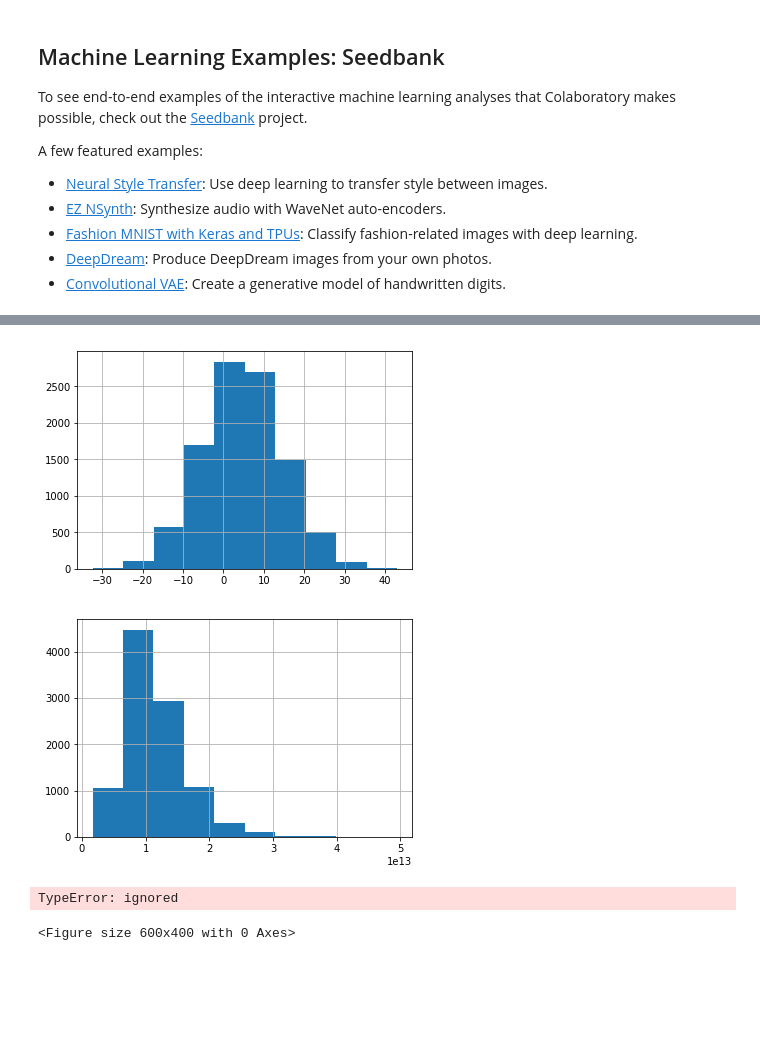
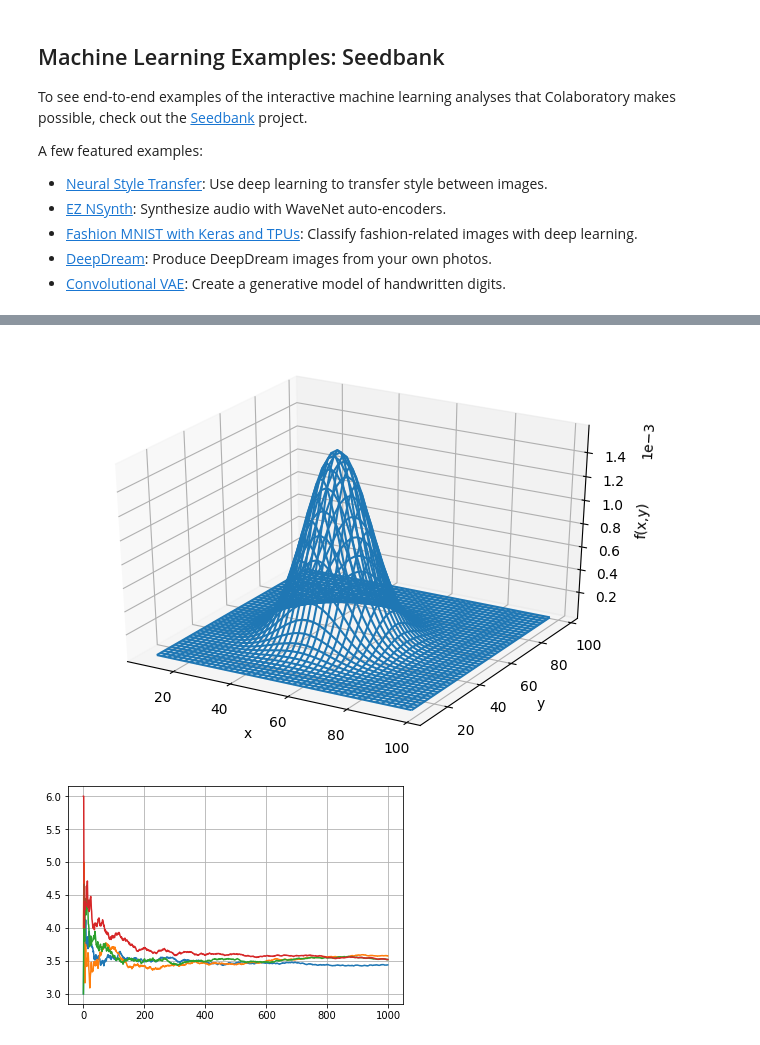
Before and after one commit to Toshi2013/HelloGit, a Jupyter notebook: Welcome_To_Colaboratory.ipynb, the cells around one changed output, grey strips where cells are left out. Cells and saved outputs as stored; diff of their text form; code cells hidden in the pictures; blank space fills up the shorter version.

```diff
--- a/Welcome_To_Colaboratory.ipynb
+++ b/Welcome_To_Colaboratory.ipynb
@@ -135,55 +184,61 @@ plt.grid(True)
-# %%
-# Normal distribution
-# np.random.normal(mean,SD,sample number)
-z= np.random.normal(5,10,10000)
-plt.hist(z)
-plt.grid(True)
-# %% [output]
-[figure, removed]
-# %%
-# LogNormal distribution
-# np.random.normal(mean,SD,sample number)
-lz= np.random.lognormal(30,0.4,10000)
-plt.hist(lz)
-plt.grid(True)
-# %% [output]
-[figure, removed]
 # %%
+# library
+import numpy as np
+import scipy as sp
+import pandas as pd
+from pandas import Series, DataFrame
+
+# Visualisation library
+import matplotlib.pyplot as plt
+import matplotlib as mpl
+import seaborn as sns
+
 import scipy.stats as st
 from scipy.stats import multivariate_normal
 from mpl_toolkits.mplot3d import Axes3D
 
-# Data setting
 x, y = np.mgrid[10:100:2, 10:100:2]
 
-pos = np.empty(x.shape +(2, ))
+pos = np.empty(x.shape  + (2, ))
 
 pos[:, :, 0] =x
-pos[:, :, 0] =y
+pos[:, :, 1] =y
 
 
 #multi normal distribution
 # mean and covariance
 #
 
 rv = multivariate_normal([50,50], [[100,0], [0,100]])
 
 z = rv.pdf(pos)
 
-#graphic part
+fig = plt.figure(dpi=100)
 
-fog = plt.figure(dpi=100)
-
-ax =Axes3D
+ax =Axes3D(fig)
 ax.plot_wireframe(x, y, z)
 
 #rabel setting
 ax.set_xlabel('x')
 ax.set_ylabel('y')
 ax.set_zlabel('f(x,y)')
 
 
 ax.ticklabel_format(style ='sci', axis ='z', scilimits =(0,0))
 # %% [output]
-TypeError: ignored
-<Figure size 600x400 with 0 Axes>
+[figure, added]
+# %%
+#Law of large numbers
+calc_times = 1000
+
+#Creatng dice
+sample_array =([1,2,3,4,5,6])
+number_cnt = np.arange(1, calc_times +1)
+
+# To make 4 path
+for i in range(4):
+    p = np.random.choice(sample_array, calc_times).cumsum()
+    plt.plot(p/number_cnt)
+    plt.grid(True)
+# %% [output]
+[figure, added]
```
Also changed, not shown: parts of 2 cells of this notebook.
